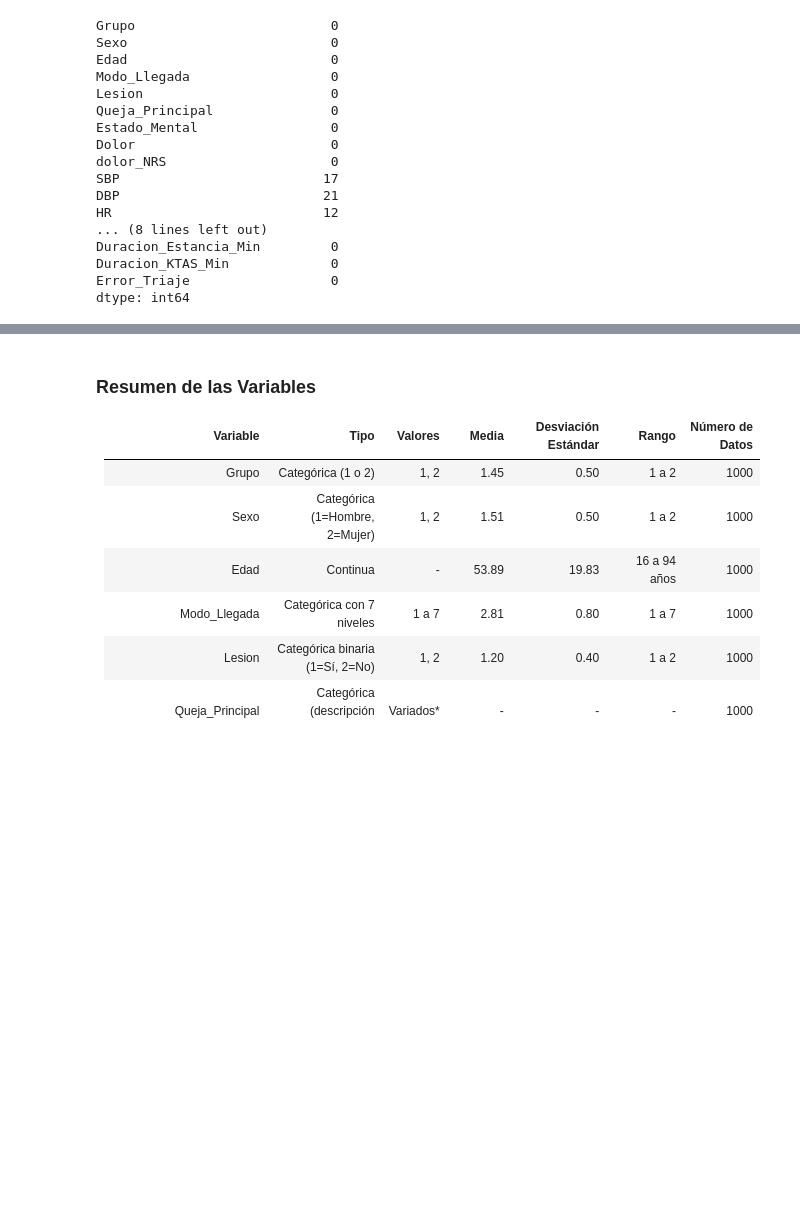
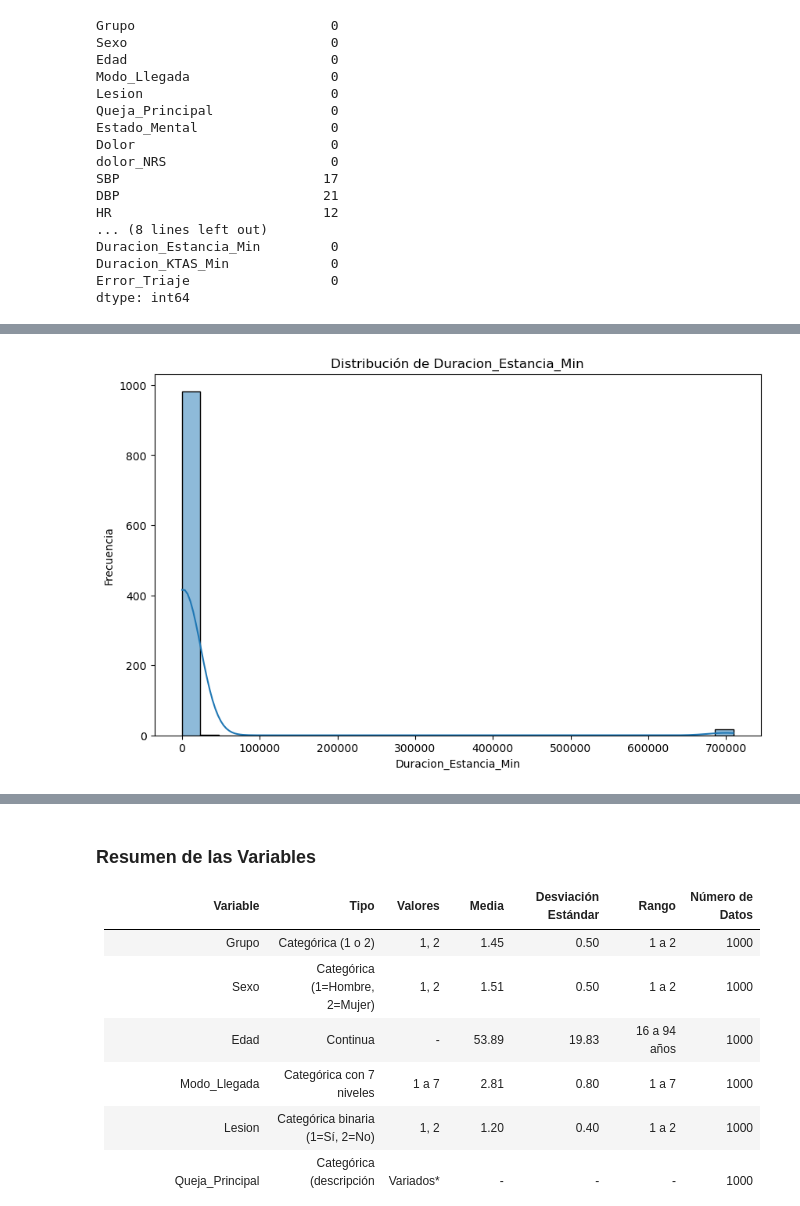
Before and after one commit to despinosaa/Lab1_G1, a Jupyter notebook: Lab1_codigo.ipynb, the cells around one changed output, grey strips where cells are left out. Drawn from its saved outputs; the diff is of its cells as text; code cells hidden in the pictures; blank space fills up the shorter version.

```diff
--- a/Lab1_codigo.ipynb
+++ b/Lab1_codigo.ipynb
@@ -147,0 +180,19 @@ dtype: int64
+# %%
+import matplotlib.pyplot as plt
+import seaborn as sns
+
+# Configuración del gráfico
+plt.figure(figsize=(10, 6))
+
+# Gráfico de distribución usando seaborn
+sns.histplot(df["Duracion_Estancia_Min"], bins=30, kde=True)
+
+# Añadir título y etiquetas
+plt.title("Distribución de Duracion_Estancia_Min")
+plt.xlabel("Duracion_Estancia_Min")
+plt.ylabel("Frecuencia")
+
+# Mostrar el gráfico
+plt.show()
+# %% [output]
+[figure, added]
```
Also changed, not shown: parts of 50 cells of this notebook.
